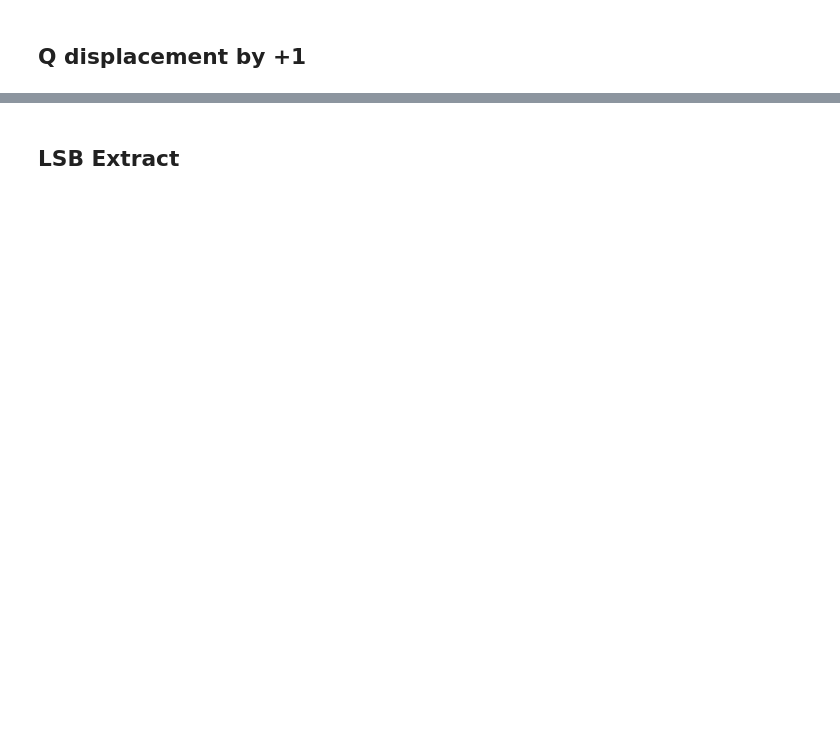
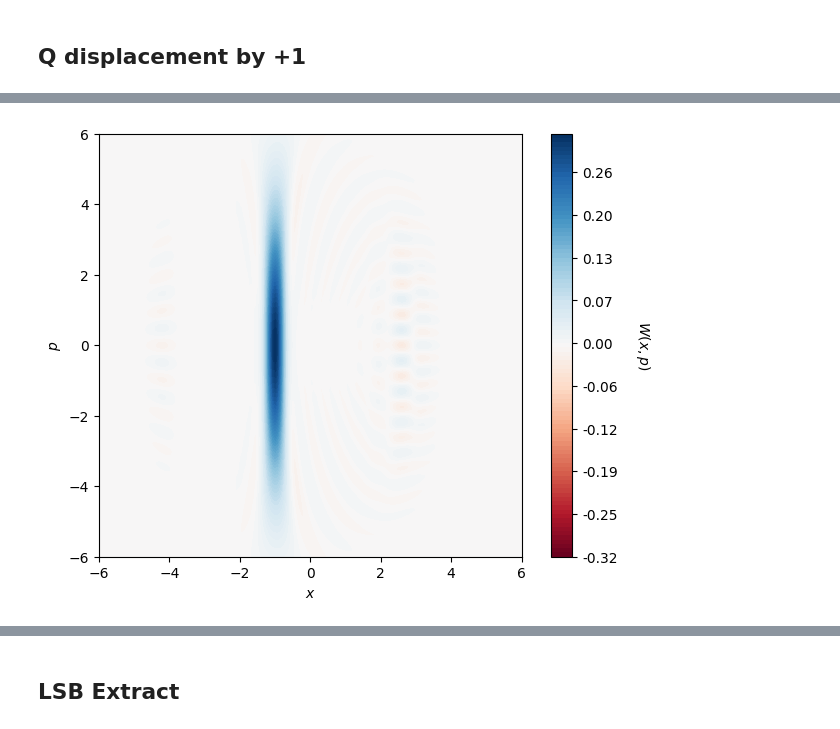
Before and after one commit to shubdeepmohapatra01/CV-DV-Benchmarking-, a Jupyter notebook: bosonic-qiskit-benchmarks/cvdv-shors.ipynb, the cells around one changed output, grey strips where cells are left out. Saved outputs shown, nothing was run; the diff lists cells and outputs as text; code cells hidden in the pictures; blank space fills up the shorter version.

```diff
--- a/bosonic-qiskit-benchmarks/cvdv-shors.ipynb
+++ b/bosonic-qiskit-benchmarks/cvdv-shors.ipynb
@@ -50,0 +63,20 @@ display(plt.plot(xaxis,x_dist))
+# %%
+circuit = c2qa.CVCircuit(qmr1,qbr,cr)
+circuit.cv_sq(-np.log(0.252),qmr1[0])  # qumode 0 in squeezed vaccum at x=0
+
+Q_displace = shors.Q_displacement_minus1(cutoff)
+gate1 =UnitaryGate(Q_displace.full(), label='Q11')
+circuit.append(gate1, qmr1[0])
+
+circuit.barrier()
+
+# circuit.measure(qmr1[0],cr)
+stateop, result, _ = c2qa.util.simulate(circuit,shots = 128)
+# %%
+rho_qumode_0 = shors.get_reduced_qumode_density_matrix(stateop, qumode_index=0, num_qumodes=3, cutoff=cutoff)
+# %%
+circuit1 = c2qa.CVCircuit(qmr1)
+
+fig = c2qa.wigner.plot_wigner(circuit1, rho_qumode_0)
+# %% [output]
+[figure, added]
```
Also changed, not shown: parts of 40 cells of this notebook, 1 other file.
